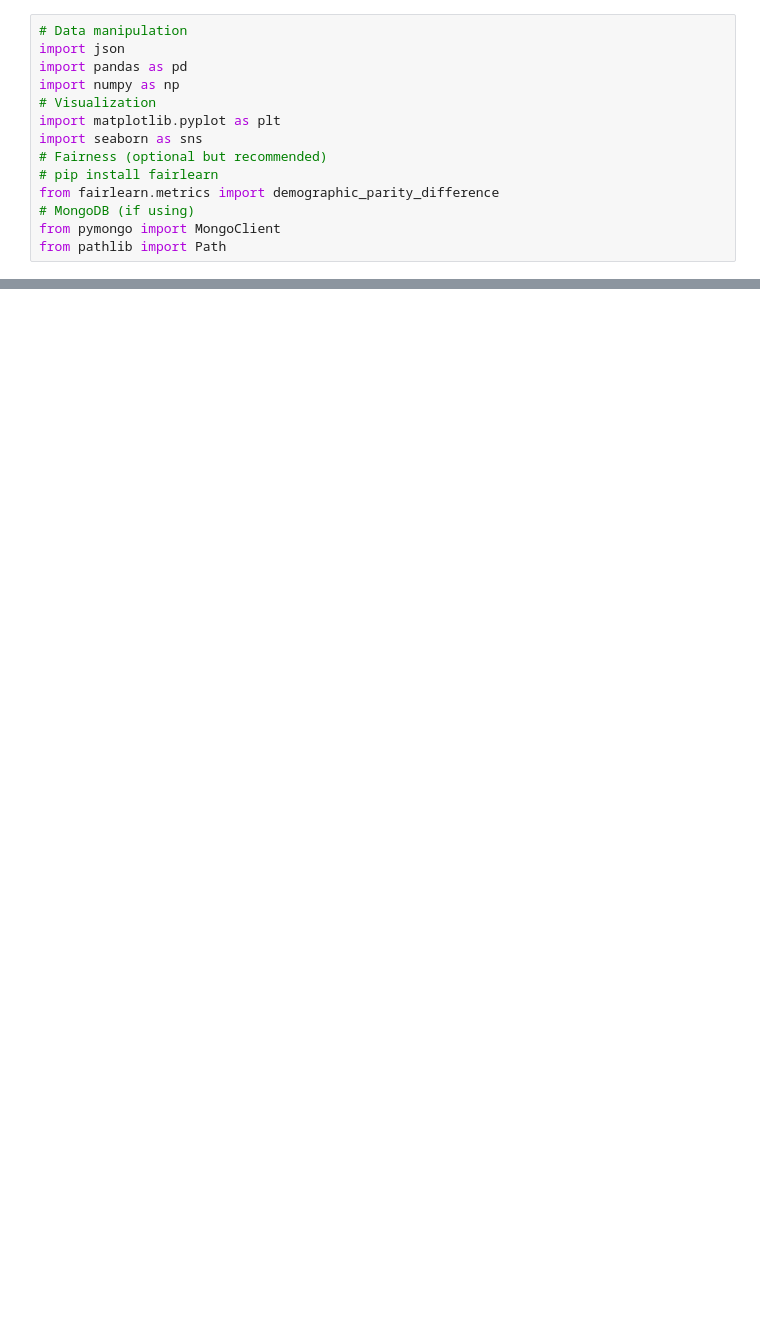
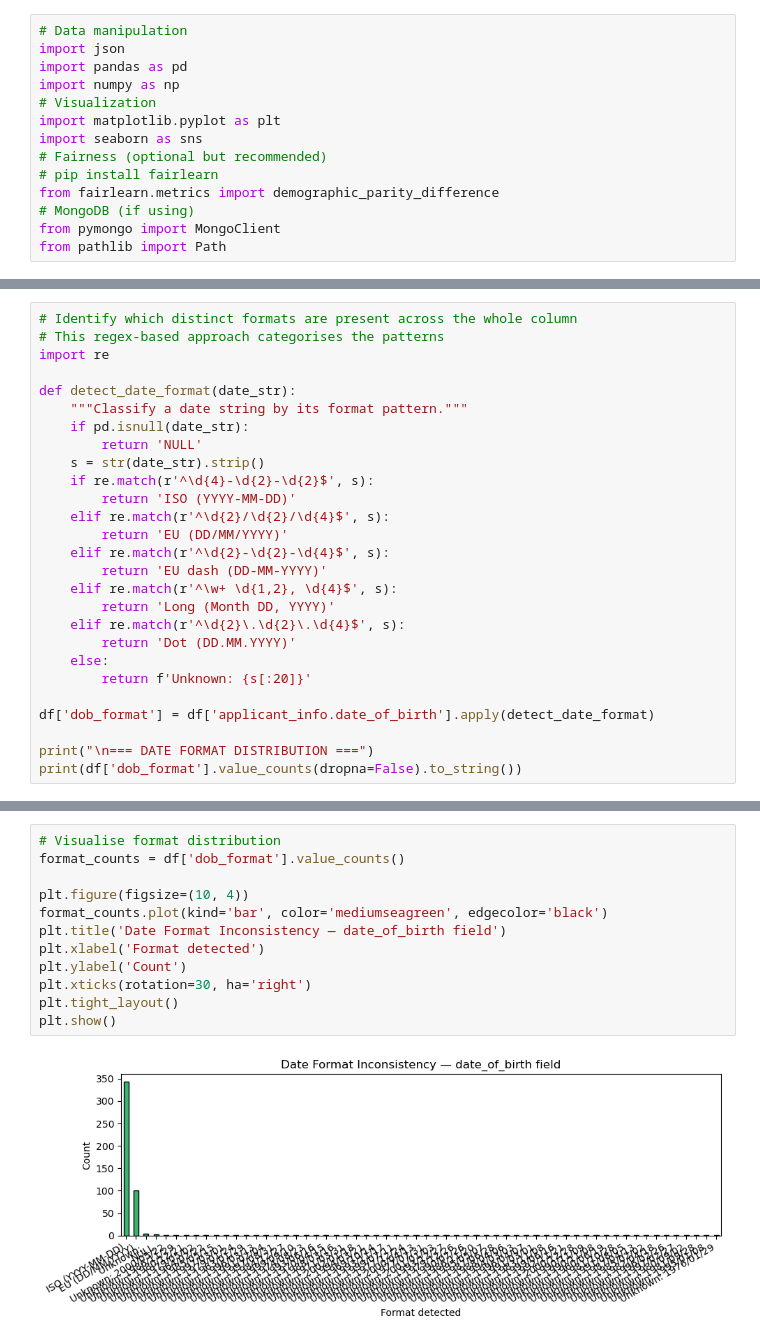
Before and after one commit to henrikpkr/dego-project-team4, a Jupyter notebook: notebooks/ 01-data-quality.ipynb, the cells around one changed output, grey strips where cells are left out. Cells and saved outputs as stored; diff of their text form; blank space fills up the shorter version.

```diff
--- a/notebooks/ 01-data-quality.ipynb
+++ b/notebooks/ 01-data-quality.ipynb
@@ -38,0 +627,27 @@ rows, cols: (502, 21)
+# %%
+# Identify which distinct formats are present across the whole column
+# This regex-based approach categorises the patterns
+import re
+
+def detect_date_format(date_str):
+    """Classify a date string by its format pattern."""
+    if pd.isnull(date_str):
+        return 'NULL'
+    s = str(date_str).strip()
+    if re.match(r'^\d{4}-\d{2}-\d{2}$', s):
+        return 'ISO (YYYY-MM-DD)'
+    elif re.match(r'^\d{2}/\d{2}/\d{4}$', s):
+        return 'EU (DD/MM/YYYY)'
+    elif re.match(r'^\d{2}-\d{2}-\d{4}$', s):
+        return 'EU dash (DD-MM-YYYY)'
+    elif re.match(r'^\w+ \d{1,2}, \d{4}$', s):
+        return 'Long (Month DD, YYYY)'
+    elif re.match(r'^\d{2}\.\d{2}\.\d{4}$', s):
+        return 'Dot (DD.MM.YYYY)'
+    else:
+        return f'Unknown: {s[:20]}'
+
+df['dob_format'] = df['applicant_info.date_of_birth'].apply(detect_date_format)
+
+print("\n=== DATE FORMAT DISTRIBUTION ===")
+print(df['dob_format'].value_counts(dropna=False).to_string())
@@ -38,0 +672,14 @@ rows, cols: (502, 21)
+# %%
+# Visualise format distribution
+format_counts = df['dob_format'].value_counts()
+
+plt.figure(figsize=(10, 4))
+format_counts.plot(kind='bar', color='mediumseagreen', edgecolor='black')
+plt.title('Date Format Inconsistency — date_of_birth field')
+plt.xlabel('Format detected')
+plt.ylabel('Count')
+plt.xticks(rotation=30, ha='right')
+plt.tight_layout()
+plt.show()
+# %% [output]
+[figure, added]
```
Also changed, not shown: parts of 36 cells of this notebook.
